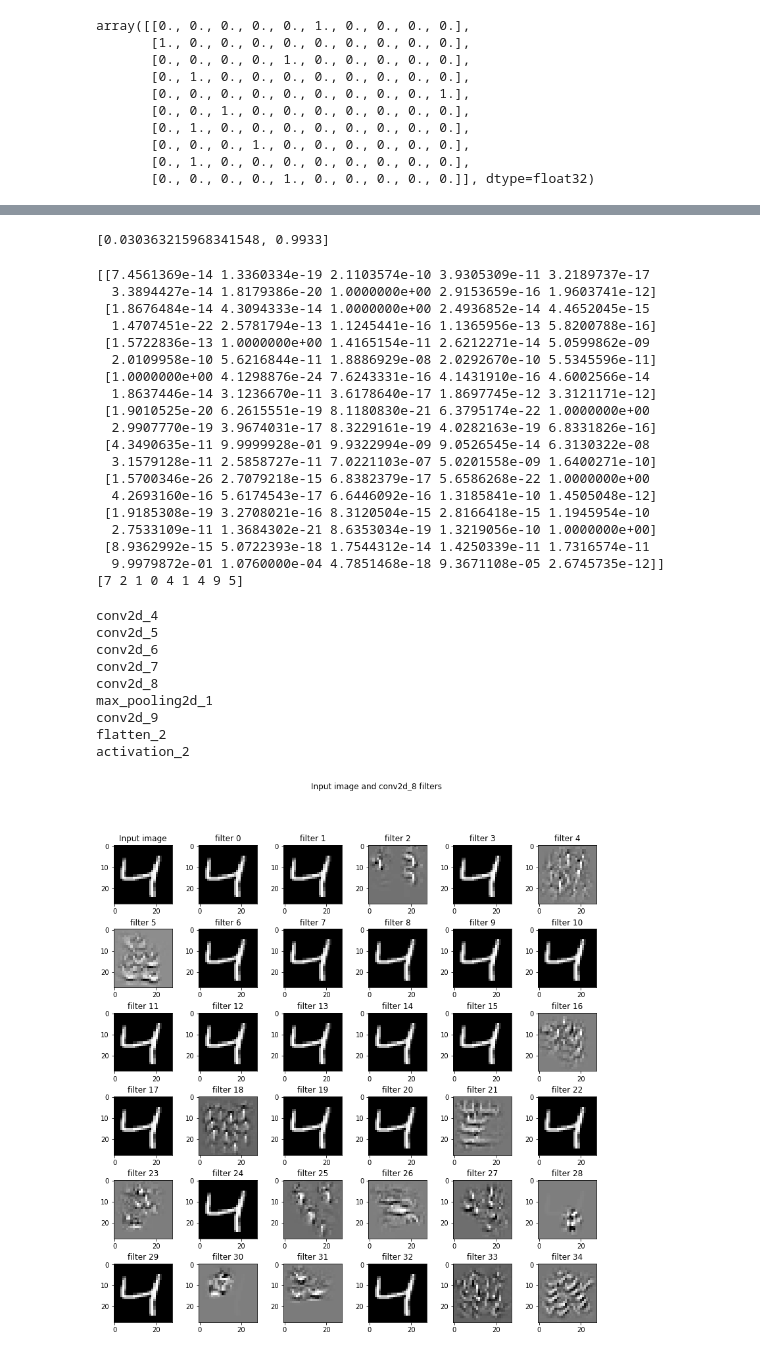
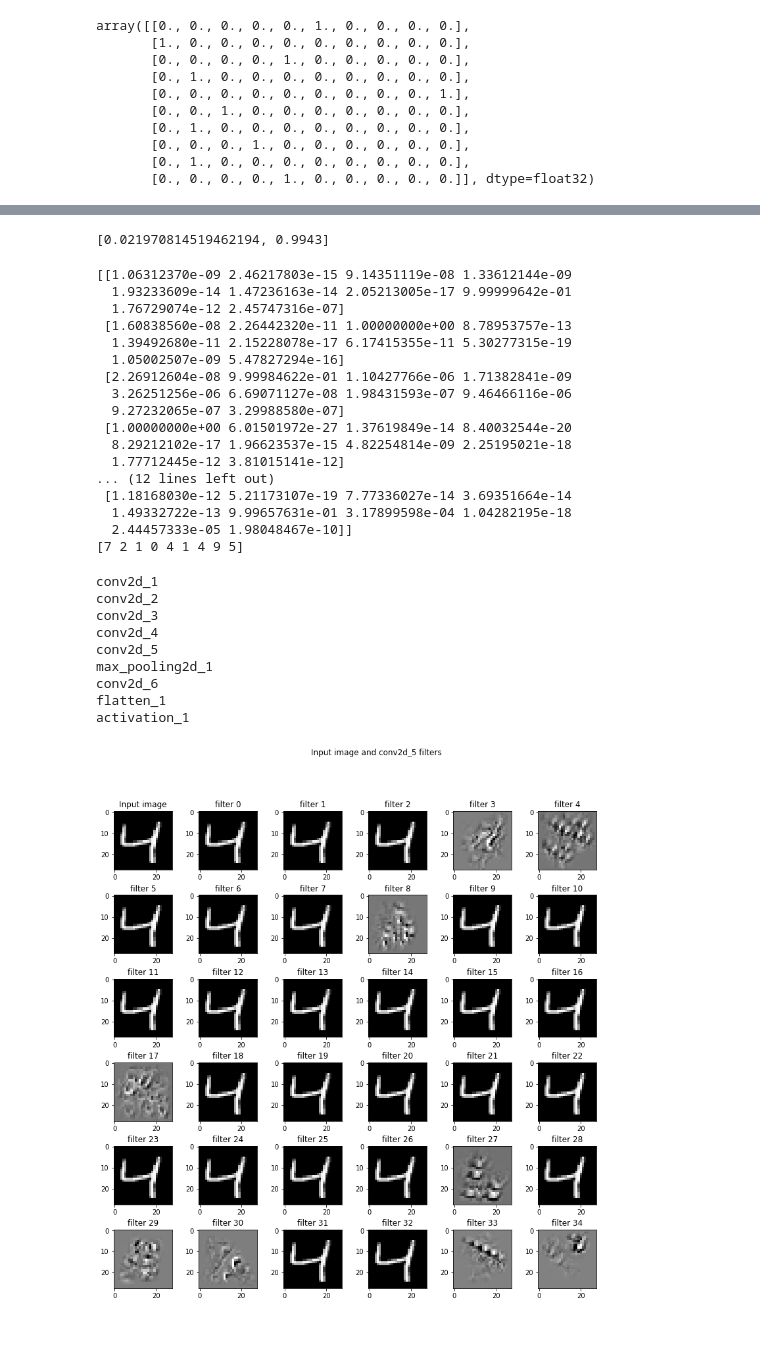
Before and after one commit to supritat/EIP4, a Jupyter notebook: session_1/1st_DNN.ipynb, the cells around one changed output, grey strips where cells are left out. Saved outputs shown, nothing was run; the diff lists cells and outputs as text; code cells hidden in the pictures.

```diff
--- a/session_1/1st_DNN.ipynb
+++ b/session_1/1st_DNN.ipynb
@@ -74,8 +74,8 @@ model.add(Convolution2D(64, 3, 3, activation='relu'))
 model.add(Convolution2D(128, 3, 3,  activation='relu'))
 model.add(Convolution2D(256, 3, 3, activation='relu'))
 model.add(Convolution2D(512, 3, 3, activation='relu'))
-model.add(MaxPooling2D(pool_size=(4,4)))
-model.add(Convolution2D(10, 4))
+model.add(MaxPooling2D(pool_size=(5,5)))
+model.add(Convolution2D(10, 3))
 model.add(Flatten())
 model.add(Activation('softmax'))
 # %% [output]
@@ -134,46 +144,44 @@ score = model.evaluate(X_test, Y_test, verbose=0)
 # %%
 print(score)
 # %% [output]
-[0.030363215968341548, 0.9933]
+[0.021970814519462194, 0.9943]
 # %%
 y_pred = model.predict(X_test)
 # %%
 print(y_pred[:9])
 print(y_test[:9])
 # %% [output]
-[[7.4561369e-14 1.3360334e-19 2.1103574e-10 3.9305309e-11 3.2189737e-17
-  3.3894427e-14 1.8179386e-20 1.0000000e+00 2.9153659e-16 1.9603741e-12]
- [1.8676484e-14 4.3094333e-14 1.0000000e+00 2.4936852e-14 4.4652045e-15
-  1.4707451e-22 2.5781794e-13 1.1245441e-16 1.1365956e-13 5.8200788e-16]
- [1.5722836e-13 1.0000000e+00 1.4165154e-11 2.6212271e-14 5.0599862e-09
-  2.0109958e-10 5.6216844e-11 1.8886929e-08 2.0292670e-10 5.5345596e-11]
- [1.0000000e+00 4.1298876e-24 7.6243331e-16 4.1431910e-16 4.6002566e-14
-  1.8637446e-14 3.1236670e-11 3.6178640e-17 1.8697745e-12 3.3121171e-12]
- [1.9010525e-20 6.2615551e-19 8.1180830e-21 6.3795174e-22 1.0000000e+00
-  2.9907770e-19 3.9674031e-17 8.3229161e-19 4.0282163e-19 6.8331826e-16]
- [4.3490635e-11 9.9999928e-01 9.9322994e-09 9.0526545e-14 6.3130322e-08
-  3.1579128e-11 2.5858727e-11 7.0221103e-07 5.0201558e-09 1.6400271e-10]
- [1.5700346e-26 2.7079218e-15 6.8382379e-17 5.6586268e-22 1.0000000e+00
-  4.2693160e-16 5.6174543e-17 6.6446092e-16 1.3185841e-10 1.4505048e-12]
- [1.9185308e-19 3.2708021e-16 8.3120504e-15 2.8166418e-15 1.1945954e-10
-  2.7533109e-11 1.3684302e-21 8.6353034e-19 1.3219056e-10 1.0000000e+00]
- [8.9362992e-15 5.0722393e-18 1.7544312e-14 1.4250339e-11 1.7316574e-11
-  9.9979872e-01 1.0760000e-04 4.7851468e-18 9.3671108e-05 2.6745735e-12]]
+[[1.06312370e-09 2.46217803e-15 9.14351119e-08 1.33612144e-09
+  1.93233609e-14 1.47236163e-14 2.05213005e-17 9.99999642e-01
+  1.76729074e-12 2.45747316e-07]
+ [1.60838560e-08 2.26442320e-11 1.00000000e+00 8.78953757e-13
+  1.39492680e-11 2.15228078e-17 6.17415355e-11 5.30277315e-19
+  1.05002507e-09 5.47827294e-16]
+ [2.26912604e-08 9.99984622e-01 1.10427766e-06 1.71382841e-09
+  3.26251256e-06 6.69071127e-08 1.98431593e-07 9.46466116e-06
+  9.27232065e-07 3.29988580e-07]
+ [1.00000000e+00 6.01501972e-27 1.37619849e-14 8.40032544e-20
+  8.29212102e-17 1.96623537e-15 4.82254814e-09 2.25195021e-18
+  1.77712445e-12 3.81015141e-12]
+... (12 lines left out)
+ [1.18168030e-12 5.21173107e-19 7.77336027e-14 3.69351664e-14
+  1.49332722e-13 9.99657631e-01 3.17899598e-04 1.04282195e-18
+  2.44457333e-05 1.98048467e-10]]
 [7 2 1 0 4 1 4 9 5]
 # %%
 layer_dict = dict([(layer.name, layer) for layer in model.layers])
 for a in layer_dict:
   print(a)
 # %% [output]
+conv2d_1
+conv2d_2
+conv2d_3
 conv2d_4
 conv2d_5
+max_pooling2d_1
 conv2d_6
-conv2d_7
-conv2d_8
-max_pooling2d_1
-conv2d_9
-flatten_2
-activation_2
+flatten_1
+activation_1
 # %%
 import numpy as np
 from matplotlib import pyplot as plt
@@ -197,7 +205,7 @@ def deprocess_image(x):
     return x
 
 def vis_img_in_filter(img = np.array(X_train[2]).reshape((1, 28, 28, 1)).astype(np.float64),
-                      layer_name = 'conv2d_8'):
+                      layer_name = 'conv2d_5'):
     layer_output = layer_dict[layer_name].output
     img_ascs = list()
     for filter_index in range(layer_output.shape[3]):
@@ -220,31 +228,31 @@ def vis_img_in_filter(img = np.array(X_train[2]).reshape((1, 28, 28, 1)).astype(
         img_asc = np.array(img)
         # run gradient ascent for 20 steps
         for i in range(20):
             loss_value, grads_value = iterate([img_asc])
             img_asc += grads_value * step
 
         img_asc = img_asc[0]
         img_ascs.append(deprocess_image(img_asc).reshape((28, 28)))
 
     if layer_output.shape[3] >= 35:
         plot_x, plot_y = 6, 6
     elif layer_output.shape[3] >= 23:
         plot_x, plot_y = 4, 6
     elif layer_output.shape[3] >= 11:
         plot_x, plot_y = 2, 6
     else:
         plot_x, plot_y = 1, 2
     fig, ax = plt.subplots(plot_x, plot_y, figsize = (12, 12))
     ax[0, 0].imshow(img.reshape((28, 28)), cmap = 'gray')
     ax[0, 0].set_title('Input image')
     fig.suptitle('Input image and %s filters' % (layer_name,))
     fig.tight_layout(pad = 0.3, rect = [0, 0, 0.9, 0.9])
     for (x, y) in [(i, j) for i in range(plot_x) for j in range(plot_y)]:
         if x == 0 and y == 0:
             continue
         ax[x, y].imshow(img_ascs[x * plot_y + y - 1], cmap = 'gray')
         ax[x, y].set_title('filter %d' % (x * plot_y + y - 1))
 
 vis_img_in_filter()
 # %% [output]
-[figure, old version]
+[figure, new version]
```
Also changed, not shown: parts of 4 cells of this notebook.
